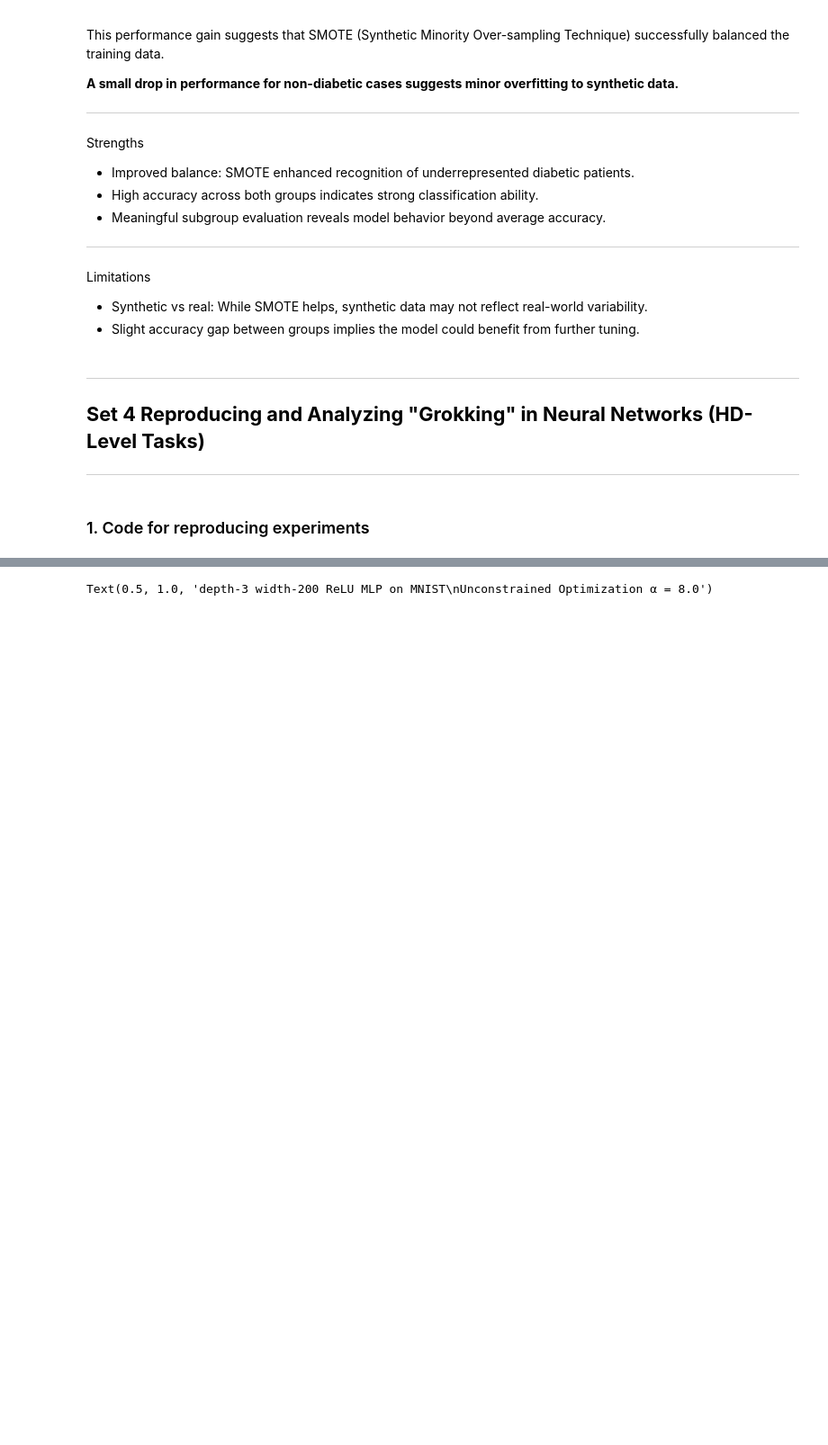
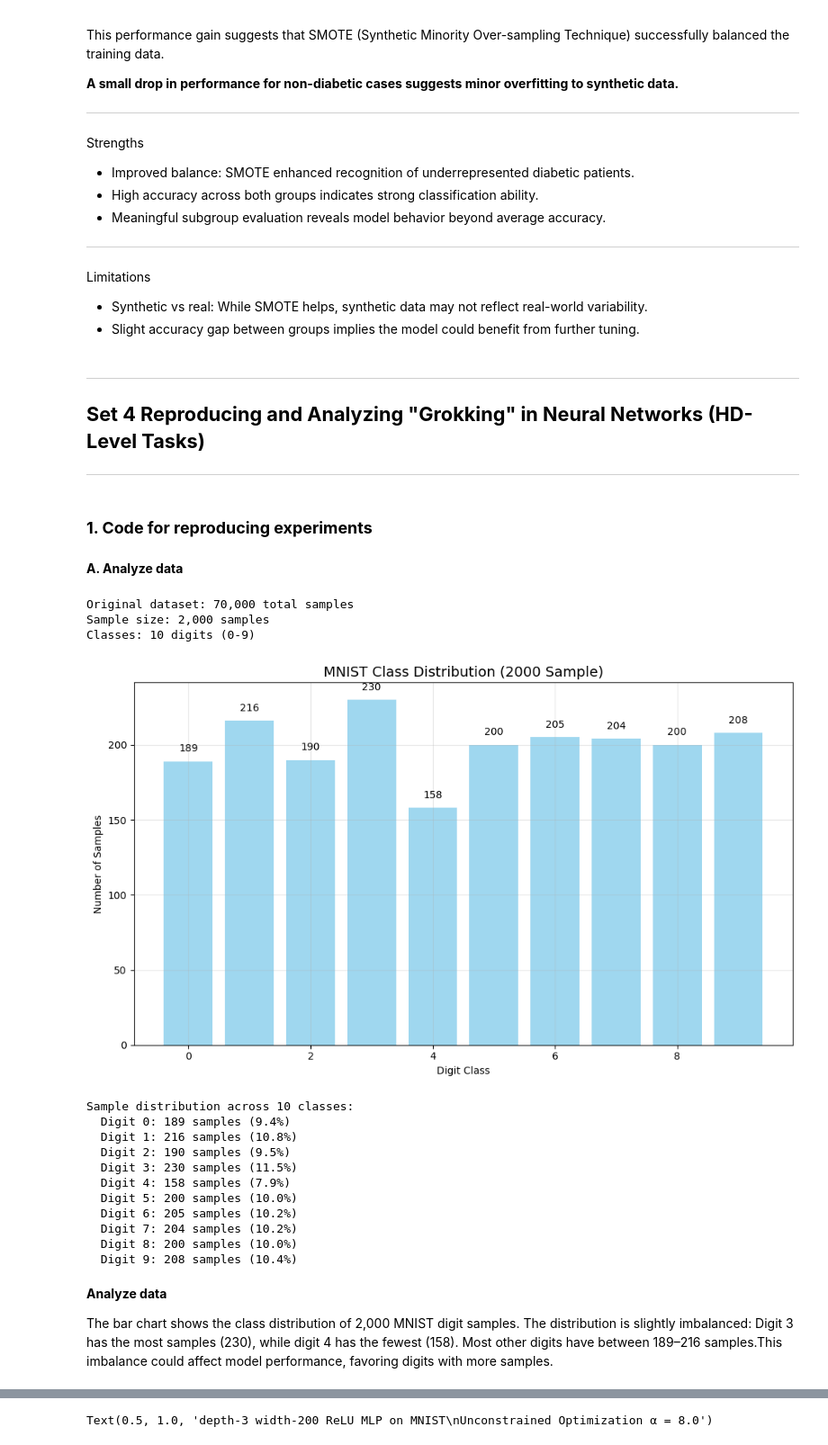
Before and after one commit to thongduong1990/SIT744-Deeplearning, a Jupyter notebook: assignment_1/223593948_SIT744_assignment1_solution.ipynb, the cells around one changed output, grey strips where cells are left out. Shown at 90% size. Saved outputs shown, nothing was run; the diff lists cells and outputs as text; code cells hidden in the pictures; blank space fills up the shorter version.

```diff
--- a/assignment_1/223593948_SIT744_assignment1_solution.ipynb
+++ b/assignment_1/223593948_SIT744_assignment1_solution.ipynb
@@ -632,4 +632,76 @@ Limitations
 ## **Set 4 Reproducing and Analyzing "Grokking" in Neural Networks (HD-Level Tasks)**
 ---
 # %% [markdown]
-### 1. Code for reproducing experiments
+### **1. Code for reproducing experiments**
+# %% [markdown]
+**A. Analyze data**
+# %%
+# Import essential libraries
+import numpy as np
+import matplotlib.pyplot as plt
+from tensorflow.keras.datasets import mnist
+from collections import Counter
+
+# Set style for better plots
+plt.rcParams['figure.figsize'] = (10, 6)
+
+# Load MNIST dataset and sample 2000 images
+(X_train, y_train), (X_test, y_test) = mnist.load_data()
+
+# Combine training and test data
+X_full = np.concatenate([X_train, X_test])
+y_full = np.concatenate([y_train, y_test])
+
+# Sample 2000 images randomly
+np.random.seed(42)  # For reproducible results
+sample_indices = np.random.choice(len(y_full), 2000, replace=False)
+y_sample = y_full[sample_indices]
+
+print(f"Original dataset: {len(y_full):,} total samples")
+print(f"Sample size: {len(y_sample):,} samples")
+print(f"Classes: {len(np.unique(y_sample))} digits (0-9)")
+
+# Class distribution analysis (2000 samples)
+sample_counts = Counter(y_sample)
+
+plt.figure(figsize=(10, 6))
+plt.bar(sample_counts.keys(), sample_counts.values(), color='skyblue', alpha=0.8)
+plt.title('MNIST Class Distribution (2000 Sample)', fontsize=14)
+plt.xlabel('Digit Class')
+plt.ylabel('Number of Samples')
+plt.grid(True, alpha=0.3)
+
+# Add count labels on bars
+for digit, count in sample_counts.items():
+    plt.text(digit, count + 5, f'{count}', ha='center', va='bottom')
+
+plt.tight_layout()
+plt.show()
+
+print(f"Sample distribution across {len(sample_counts)} classes:")
+for digit in range(10):
+    count = sample_counts.get(digit, 0)
+    percentage = (count / len(y_sample)) * 100
+    print(f"  Digit {digit}: {count:3d} samples ({percentage:.1f}%)")
+# %% [output]
+Original dataset: 70,000 total samples
+Sample size: 2,000 samples
+Classes: 10 digits (0-9)
+[figure, added]
+Sample distribution across 10 classes:
+  Digit 0: 189 samples (9.4%)
+  Digit 1: 216 samples (10.8%)
+  Digit 2: 190 samples (9.5%)
+  Digit 3: 230 samples (11.5%)
+  Digit 4: 158 samples (7.9%)
+  Digit 5: 200 samples (10.0%)
+  Digit 6: 205 samples (10.2%)
+  Digit 7: 204 samples (10.2%)
+  Digit 8: 200 samples (10.0%)
+  Digit 9: 208 samples (10.4%)
+# %% [markdown]
+**Analyze data**
+
+The bar chart shows the class distribution of 2,000 MNIST digit samples.
+The distribution is slightly imbalanced: Digit 3 has the most samples (230), while digit 4 has the fewest (158).
+Most other digits have between 189–216 samples.This imbalance could affect model performance, favoring digits with more samples.
```
Also changed, not shown: parts of 13 cells of this notebook, 16 other files.
